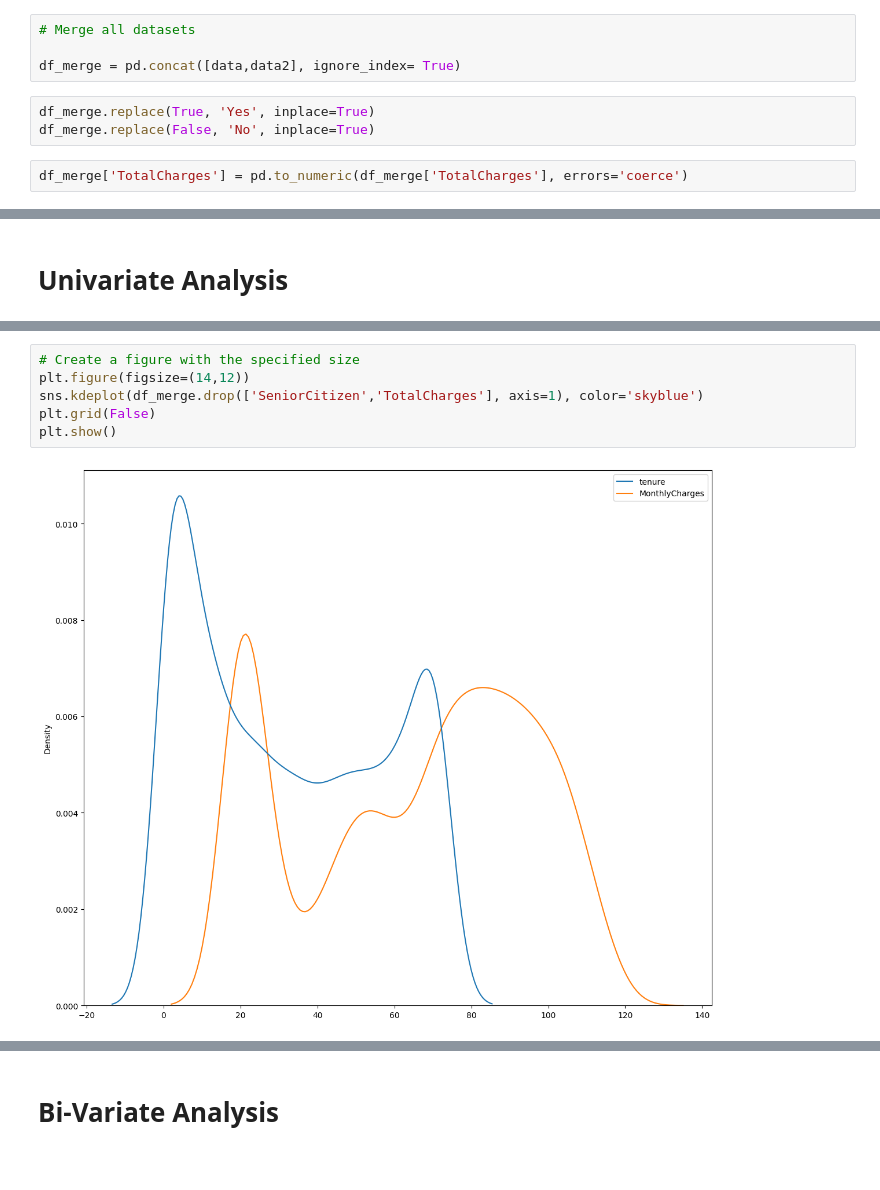
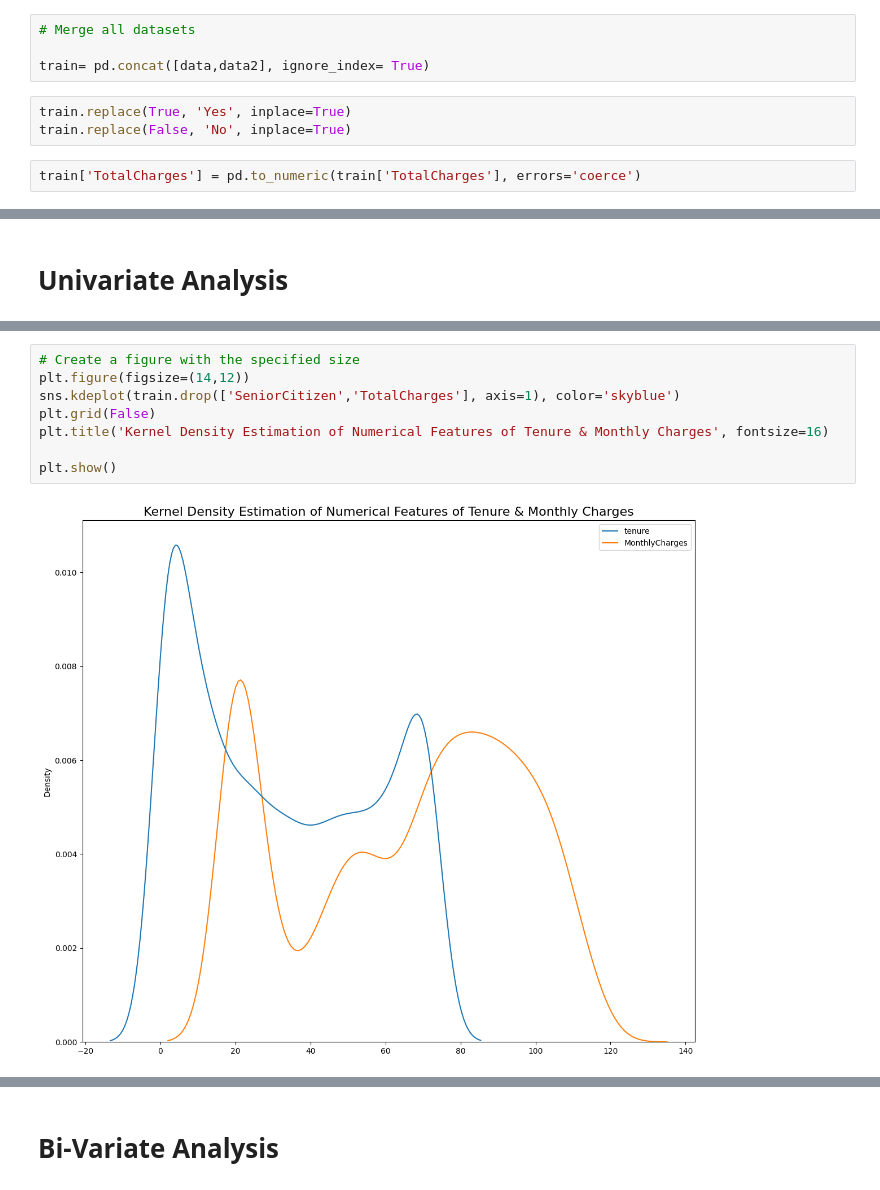
Before and after one commit to EfyaDufie2020/Customer-Churn-Analysis, a Jupyter notebook: Notebooks/Customer Churn.ipynb, the cells around one changed output, grey strips where cells are left out. Drawn from its saved outputs; the diff is of its cells as text.

```diff
--- a/Notebooks/Customer Churn.ipynb
+++ b/Notebooks/Customer Churn.ipynb
@@ -257,10 +281,10 @@ data2.head()
 # %%
 # Merge all datasets
 
-df_merge = pd.concat([data,data2], ignore_index= True)
+train= pd.concat([data,data2], ignore_index= True)
 # %%
-df_merge.replace(True, 'Yes', inplace=True)
-df_merge.replace(False, 'No', inplace=True)
+train.replace(True, 'Yes', inplace=True)
+train.replace(False, 'No', inplace=True)
 # %%
-df_merge['TotalCharges'] = pd.to_numeric(df_merge['TotalCharges'], errors='coerce')
+train['TotalCharges'] = pd.to_numeric(train['TotalCharges'], errors='coerce')
 # %%
@@ -411,8 +435,10 @@ plt.show()
 # %%
 # Create a figure with the specified size
 plt.figure(figsize=(14,12))
-sns.kdeplot(df_merge.drop(['SeniorCitizen','TotalCharges'], axis=1), color='skyblue')
+sns.kdeplot(train.drop(['SeniorCitizen','TotalCharges'], axis=1), color='skyblue')
 plt.grid(False)
+plt.title('Kernel Density Estimation of Numerical Features of Tenure & Monthly Charges', fontsize=16)
+
 plt.show()
 # %% [output]
-[figure, old version]
+[figure, new version]
```
Also changed, not shown: parts of 26 cells of this notebook.
